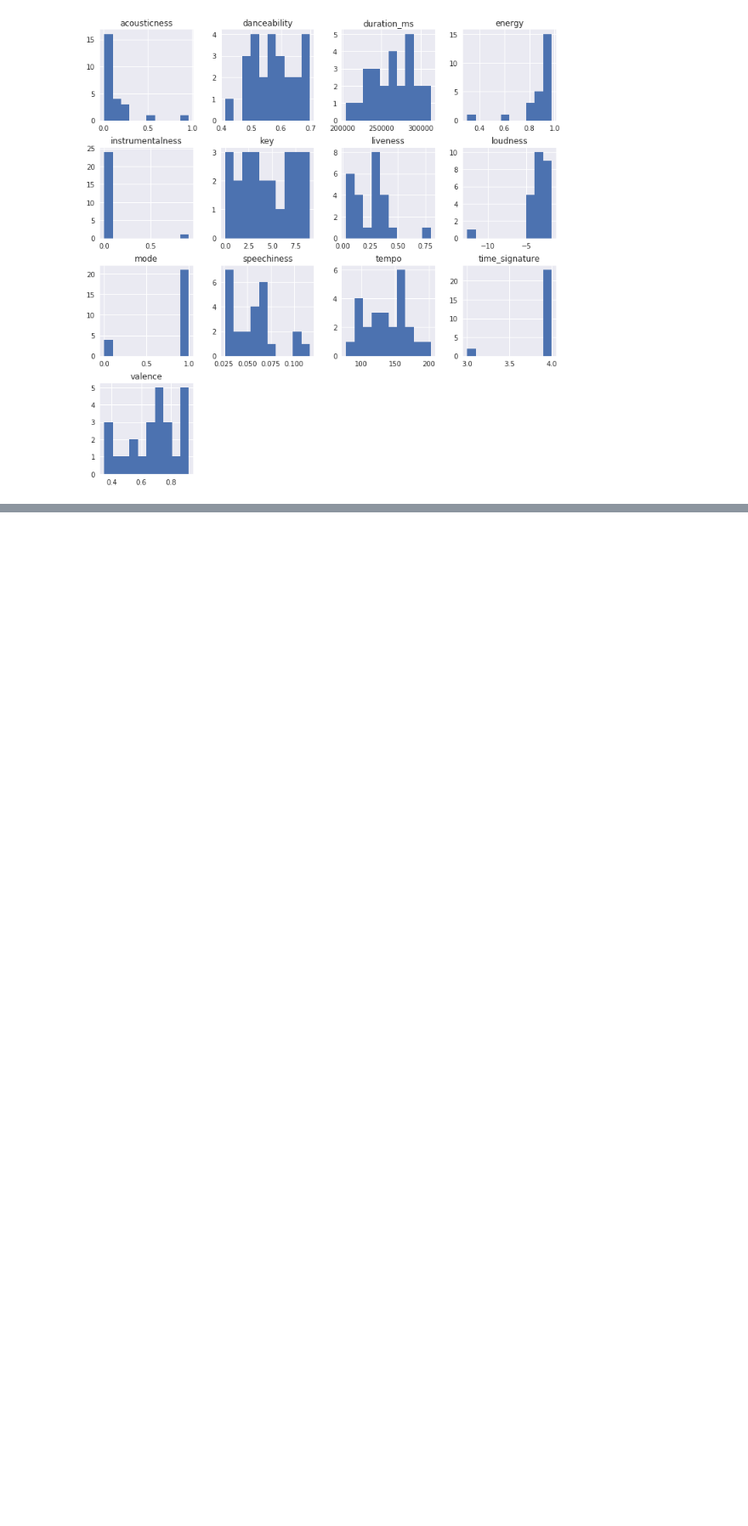
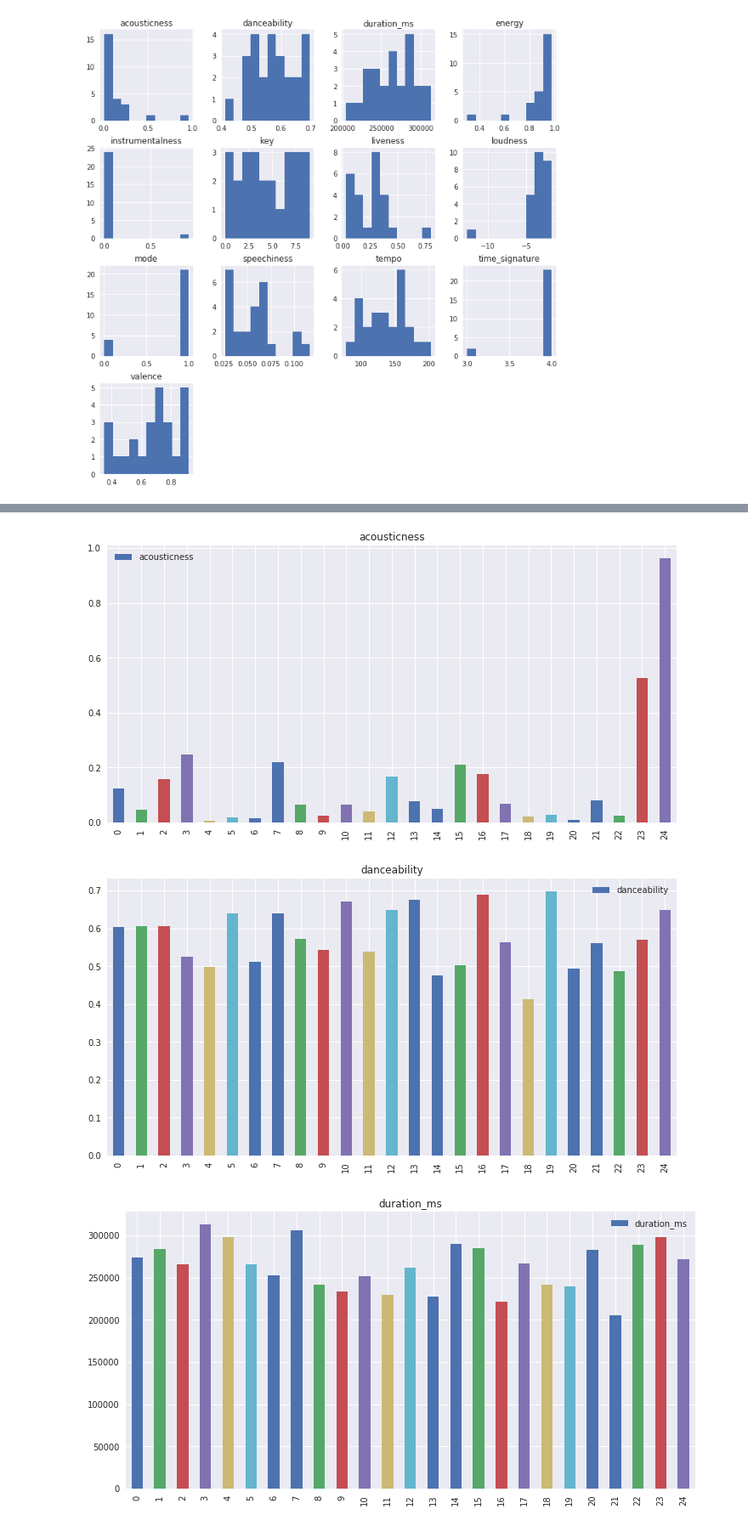
Before and after one commit to TatsukiSerizawa/Research-of-TrySail, a Jupyter notebook: src/analysis_from_spotify/analysis.ipynb, the cells around one changed output, grey strips where cells are left out. Shown at 85% size. Drawn from its saved outputs; the diff is of its cells as text; code cells hidden in the pictures; blank space fills up the shorter version.

```diff
--- a/src/analysis_from_spotify/analysis.ipynb
+++ b/src/analysis_from_spotify/analysis.ipynb
@@ -157,0 +146,10 @@ Name: name, dtype: object
+# %%
+colum_name = ["acousticness", "danceability", "duration_ms", "energy", "instrumentalness", "key", "liveness", "loudness", "mode", "speechiness", "tempo", "time_signature", "valence"]
+
+for name in colum_name:
+    trysail_info.plot.bar(y=name, figsize=(12,6))
+    plt.title(name)
+# %% [output]
+[figure, added]
+[figure, added]
+[figure, added]
```
Also changed, not shown: parts of 4 cells of this notebook.
